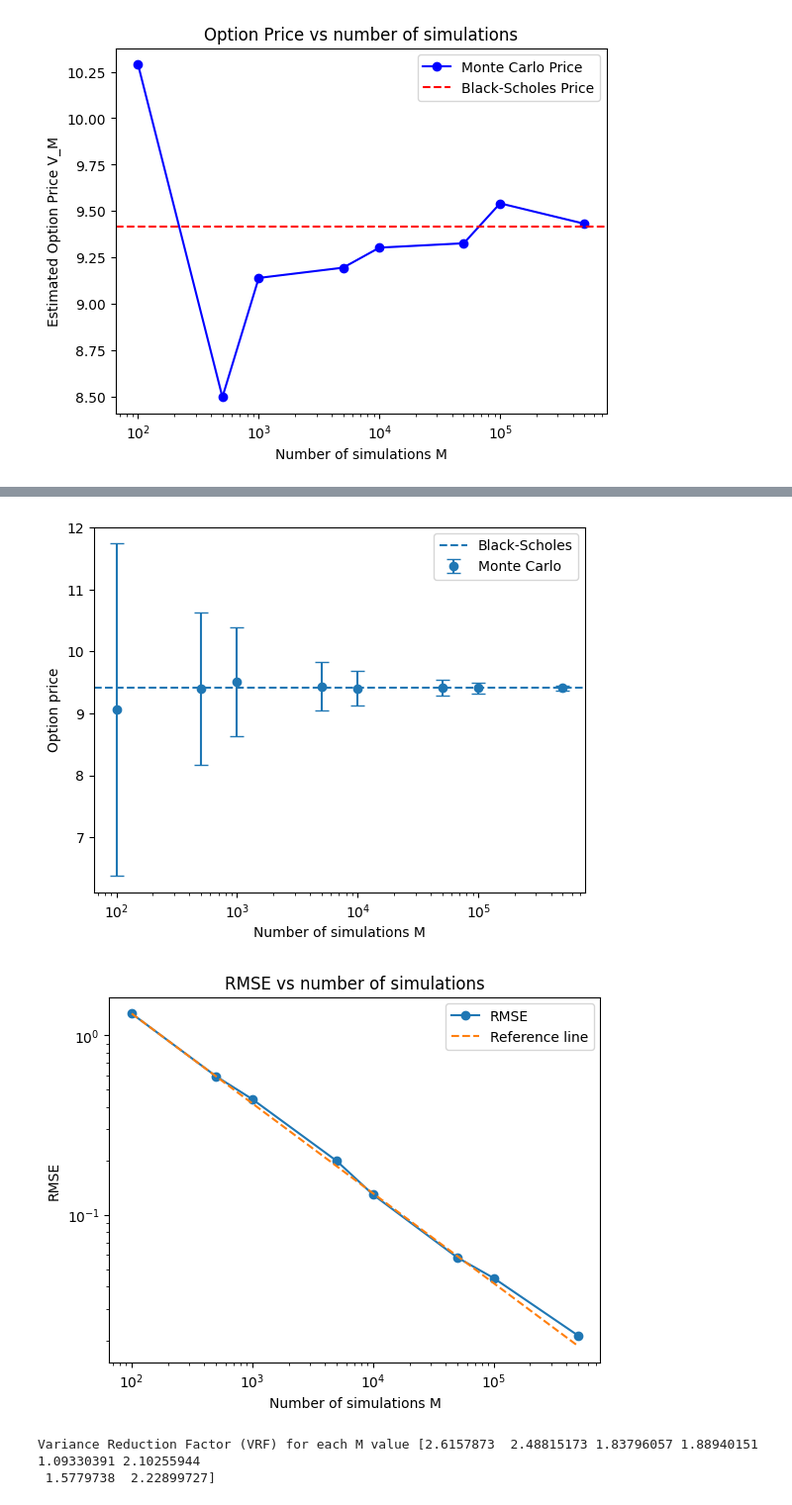
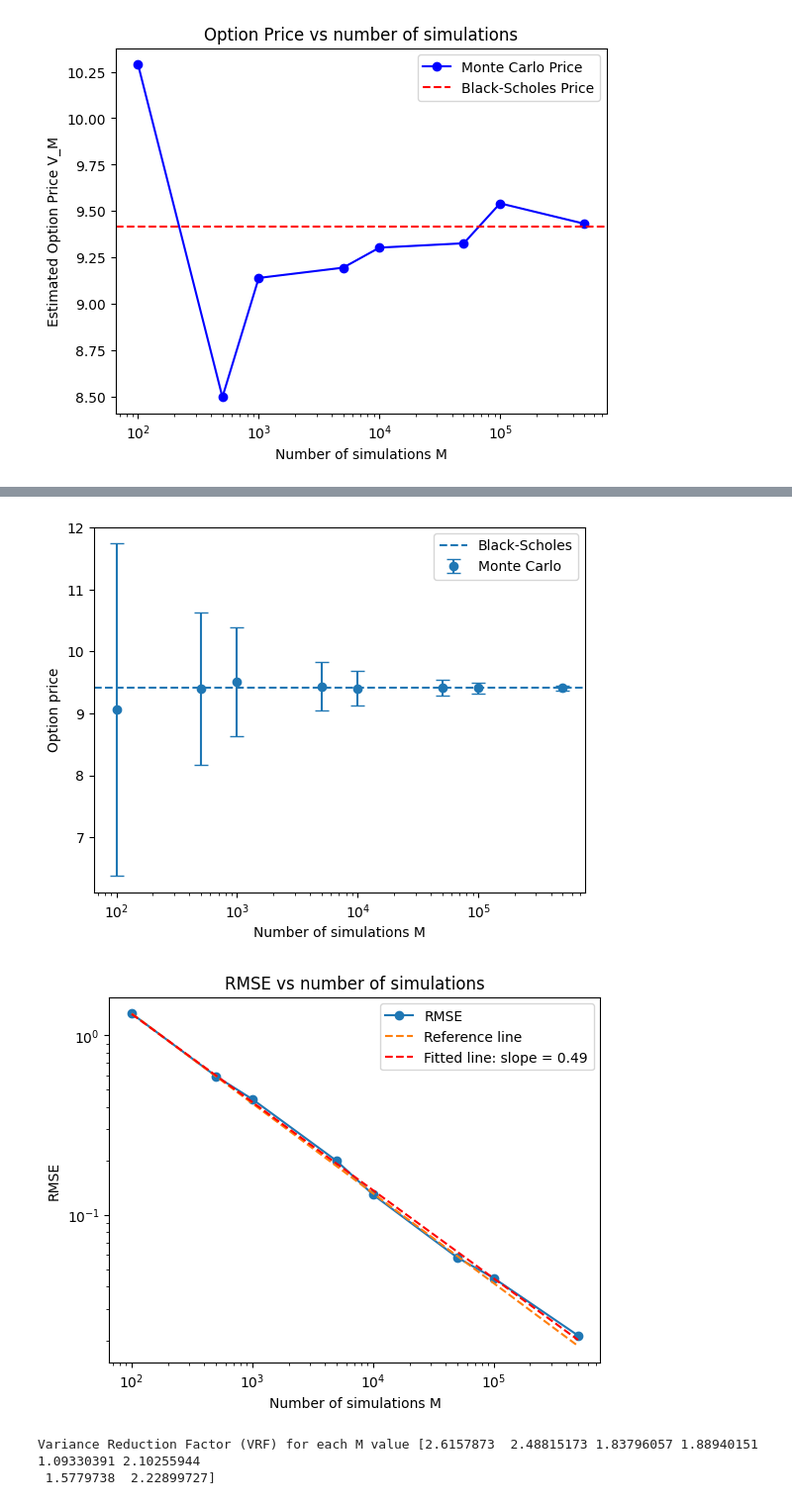
Before and after one commit to tom-fritzdorf/Financial-derivatives, a Jupyter notebook: noah.ipynb, the cells around one changed output, grey strips where cells are left out. Shown at 99% size. Drawn from its saved outputs; the diff is of its cells as text; code cells hidden in the pictures.

```diff
--- a/noah.ipynb
+++ b/noah.ipynb
@@ -91,34 +91,37 @@ plt.ylabel('Coverage Probability')
 plt.title('Coverage Probability vs number of simulations')
 plt.axhline(y=0.95, color='r', linestyle='--', label='95% Confidence Level')
 plt.legend()
 plt.show()
 
 mean_estimates = np.mean(V_Mj, axis=1)
 mean_CI = np.mean(CIj, axis=1)
 
 plt.errorbar(M_values, mean_estimates, label = 'Monte Carlo', yerr=mean_CI,fmt='o',capsize=5)
 plt.axhline(V_BS, linestyle='--', label='Black-Scholes')
 plt.xscale('log')
 plt.xlabel('Number of simulations M')
 plt.ylabel('Option price')
 plt.legend()
 plt.show()
 
 b = 0.5
 C = RMSE[0] * M_values[0]**b
 refline = C * np.array(M_values)**(-b)
+slope, intercept = np.polyfit(np.log(M_values), np.log(RMSE), 1)
+beta = -slope
 
 plt.loglog(M_values, RMSE, 'o-', label='RMSE')
 plt.loglog(M_values, refline, '--', label='Reference line')
+plt.loglog(M_values, np.exp(slope * np.log(M_values) + intercept), 'r--', label=f'Fitted line: slope = {beta:.2f}')
 plt.xlabel('Number of simulations M')
 plt.ylabel('RMSE')
 plt.title('RMSE vs number of simulations')
 plt.legend()
 plt.show()
 # %% [output]
 [figure]
 [figure]
-[figure, old version]
+[figure, new version]
 # %%
 #Monte Carlo simulation for option pricing
 
```
Also changed, not shown: parts of 1 cell of this notebook.
